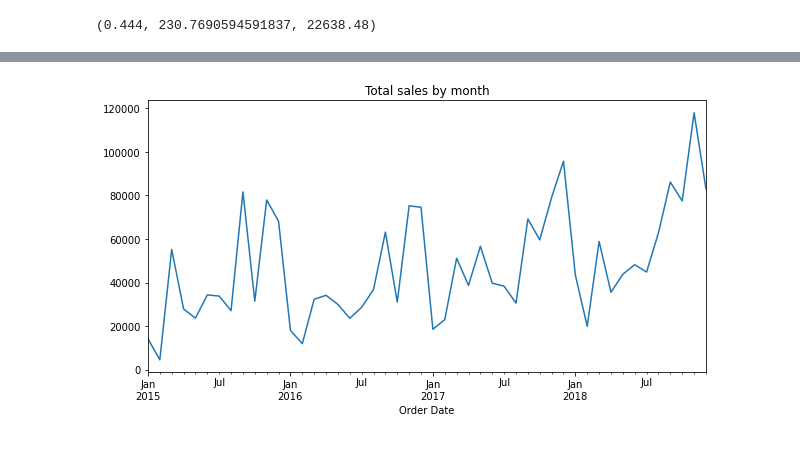
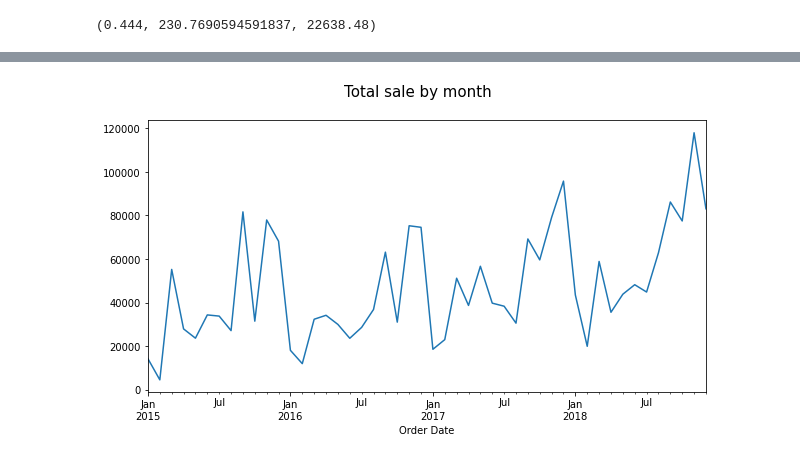
Before and after one commit to quangviet/python4engineer, a Jupyter notebook: Problem_4/problem_4.ipynb, the cells around one changed output, grey strips where cells are left out. Saved outputs shown, nothing was run; the diff lists cells and outputs as text; code cells hidden in the pictures.

```diff
--- a/Problem_4/problem_4.ipynb
+++ b/Problem_4/problem_4.ipynb
@@ -140,5 +129,6 @@ memory usage: 1.4+ MB
 # %%
 df['Order Date'] = pd.to_datetime(df['Order Date'], format = '%d/%m/%Y')
+df['Ship Date'] = pd.to_datetime(df['Ship Date'], format = '%d/%m/%Y')
 
 #calculate sum of values, grouped by quarter
 # df.groupby(df['date'].dt.to_period('Q'))['values'].sum()
@@ -223,8 +212,8 @@ TypeError: ignored
 # %%
 X = df.groupby(df['Order Date'].dt.to_period('M'))['Sales'].sum()
 
-plt.figure(figsize=(10, 5))
-X.plot(title = 'Total sales by month')
+plt.figure(figsize=(10, 5)).suptitle('Total sale by month', fontsize = 15)
+X.plot()
 plt.show()
 # %% [output]
-[figure, old version]
+[figure, new version]
```
Also changed, not shown: parts of 32 cells of this notebook.
